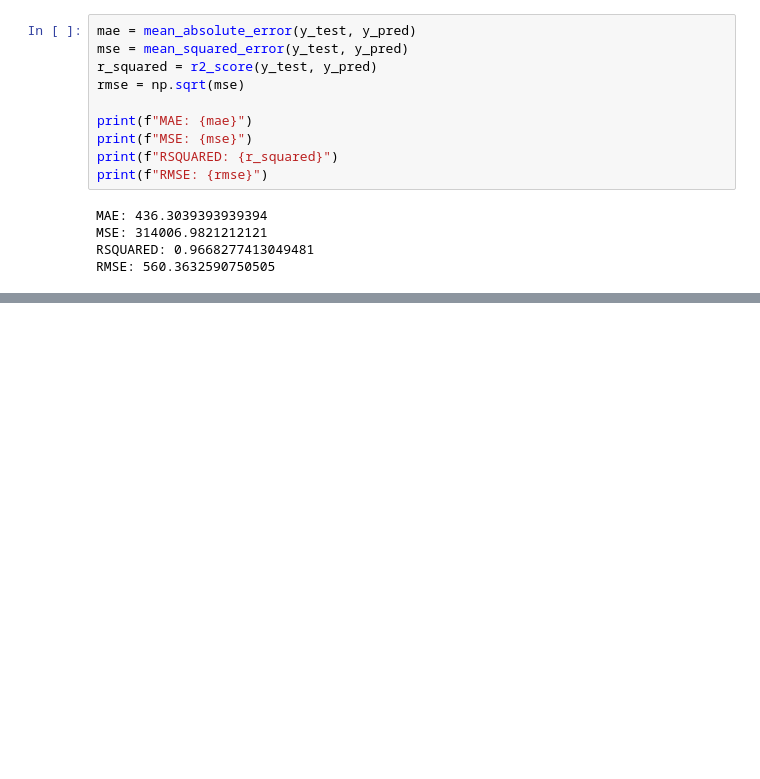
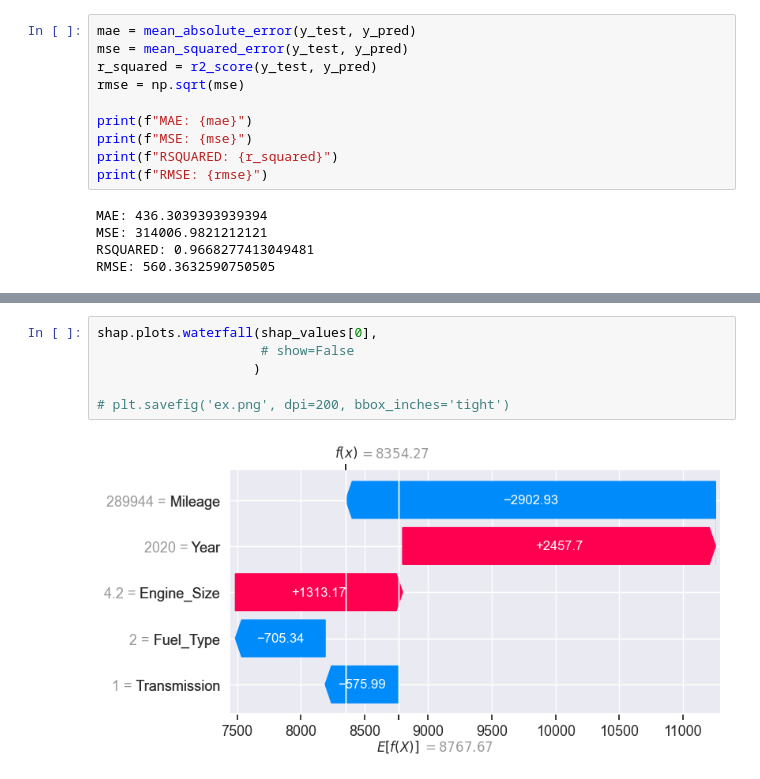
Before and after one commit to lucaslzl/ds_pos, a Jupyter notebook: notebooks/1_car_price.ipynb, the cells around one changed output, grey strips where cells are left out. Cells and saved outputs as stored; diff of their text form; blank space fills up the shorter version.

```diff
--- a/notebooks/1_car_price.ipynb
+++ b/notebooks/1_car_price.ipynb
@@ -418,0 +464,8 @@ RMSE: 560.3632590750505
+# %%
+shap.plots.waterfall(shap_values[0],
+                     # show=False
+                    )
+
+# plt.savefig('ex.png', dpi=200, bbox_inches='tight')
+# %% [output]
+[figure, added]
```
Also changed, not shown: parts of 10 cells of this notebook.
